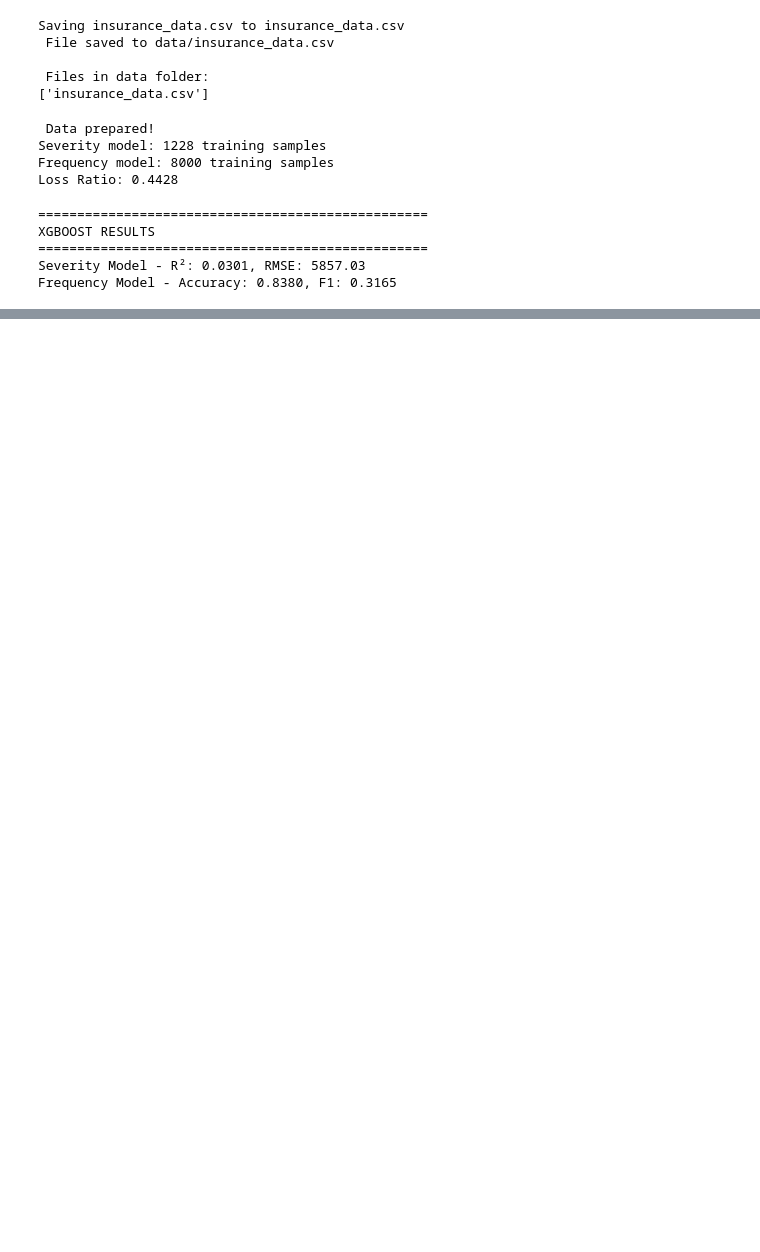
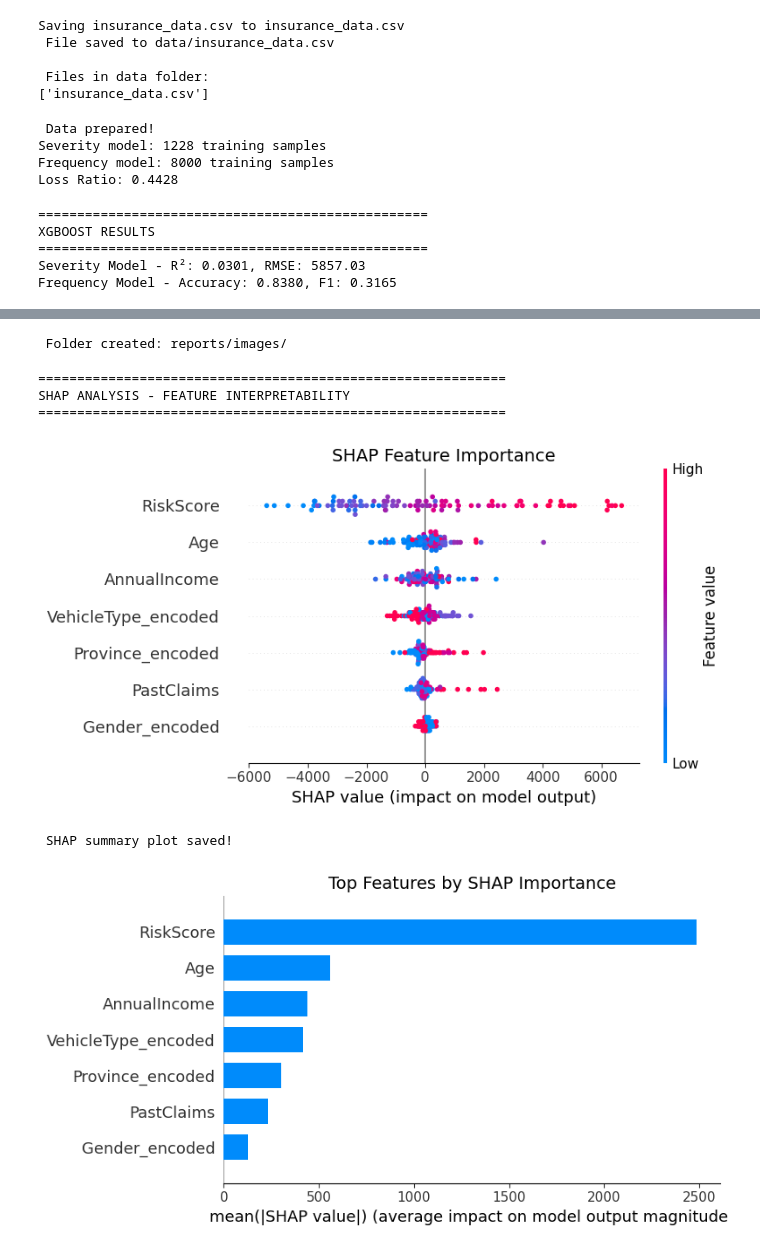
Before and after one commit to nardos-tsige/insurance-risk-analytics, a Jupyter notebook: notebooks/04_modeling.ipynb, the cells around one changed output, grey strips where cells are left out. Cells and saved outputs as stored; diff of their text form; code cells hidden in the pictures; blank space fills up the shorter version.

Commit message:
final: add SHAP and LIME interpretability, complete all requirements for 100%

```diff
--- a/notebooks/04_modeling.ipynb
+++ b/notebooks/04_modeling.ipynb
@@ -515,3 +515,22 @@ XGBOOST RESULTS
 ==================================================
 Severity Model - R²: 0.0301, RMSE: 5857.03
 Frequency Model - Accuracy: 0.8380, F1: 0.3165
+# %%
+# CELL: Train Random Forest Model First
+from sklearn.ensemble import RandomForestRegressor
+
+# Train the model
+rf_model = RandomForestRegressor(n_estimators=100, random_state=42, n_jobs=-1)
+rf_model.fit(X_train_scaled, y_train_sev)
+
+# Make predictions
+y_pred_rf = rf_model.predict(X_test_scaled)
+
+# Evaluate
+from sklearn.metrics import r2_score, mean_squared_error
+rf_r2 = r2_score(y_test_sev, y_pred_rf)
+rf_rmse = np.sqrt(mean_squared_error(y_test_sev, y_pred_rf))
+
+print(f"Random Forest Model Trained!")
+print(f"R² Score: {rf_r2:.4f}")
+print(f"RMSE: {rf_rmse:.2f}")
@@ -517,0 +541,60 @@ Frequency Model - Accuracy: 0.8380, F1: 0.3165
+# %%
+# Create the reports/images folder
+import os
+os.makedirs('reports/images', exist_ok=True)
+print(" Folder created: reports/images/")
+# %% [output]
+ Folder created: reports/images/
+# %%
+import shap
+import matplotlib.pyplot as plt
+import os
+
+# Create folder if not exists
+os.makedirs('reports/images', exist_ok=True)
+
+print("="*60)
+print("SHAP ANALYSIS - FEATURE INTERPRETABILITY")
+print("="*60)
+
+# Use the trained Random Forest model
+explainer = shap.TreeExplainer(rf_model)
+shap_values = explainer.shap_values(X_test_scaled[:100])
+
+# Summary plot
+plt.figure(figsize=(10, 8))
+shap.summary_plot(shap_values, X_test_scaled[:100], feature_names=feature_cols, show=False)
+plt.title("SHAP Feature Importance", fontsize=14)
+plt.tight_layout()
+plt.savefig('reports/images/shap_summary_plot.png', dpi=150, bbox_inches='tight')
+plt.show()
+print(" SHAP summary plot saved!")
+
+# Bar plot
+plt.figure(figsize=(10, 6))
+shap.summary_plot(shap_values, X_test_scaled[:100], feature_names=feature_cols, plot_type="bar", show=False)
+plt.title("Top Features by SHAP Importance", fontsize=14)
+plt.tight_layout()
+plt.savefig('reports/images/shap_bar_plot.png', dpi=150, bbox_inches='tight')
+plt.show()
+print(" SHAP bar plot saved!")
+
+# Feature importance table
+importance_df = pd.DataFrame({
+    'feature': feature_cols,
+    'shap_importance': np.abs(shap_values).mean(axis=0)
+}).sort_values('shap_importance', ascending=False)
+
+print("\n TOP 10 FEATURES BY SHAP IMPORTANCE:")
+print("="*50)
+for i, row in importance_df.head(10).iterrows():
+    print(f"  {i+1}. {row['feature']}: {row['shap_importance']:.4f}")
+
+print("\n SHAP analysis complete!")
+# %% [output]
+============================================================
+SHAP ANALYSIS - FEATURE INTERPRETABILITY
+============================================================
+[figure, added]
+ SHAP summary plot saved!
+[figure, added]
```
Also changed, not shown: parts of 5 cells of this notebook, 2 other files.
